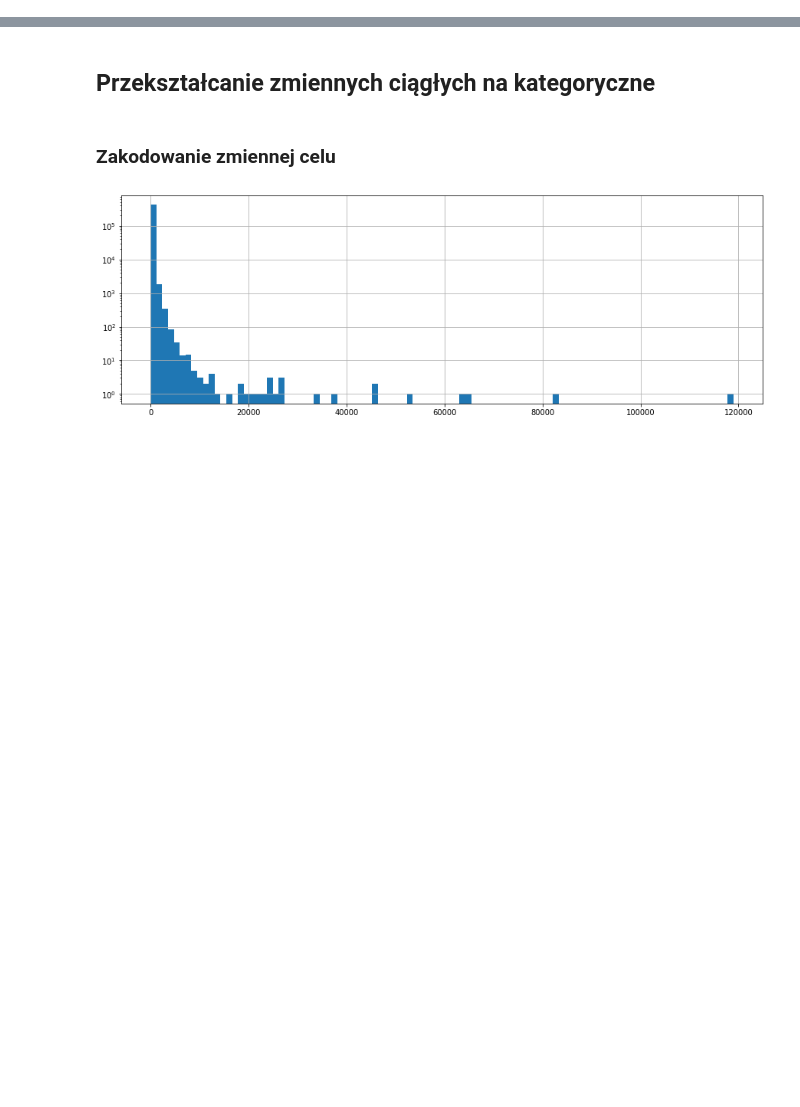
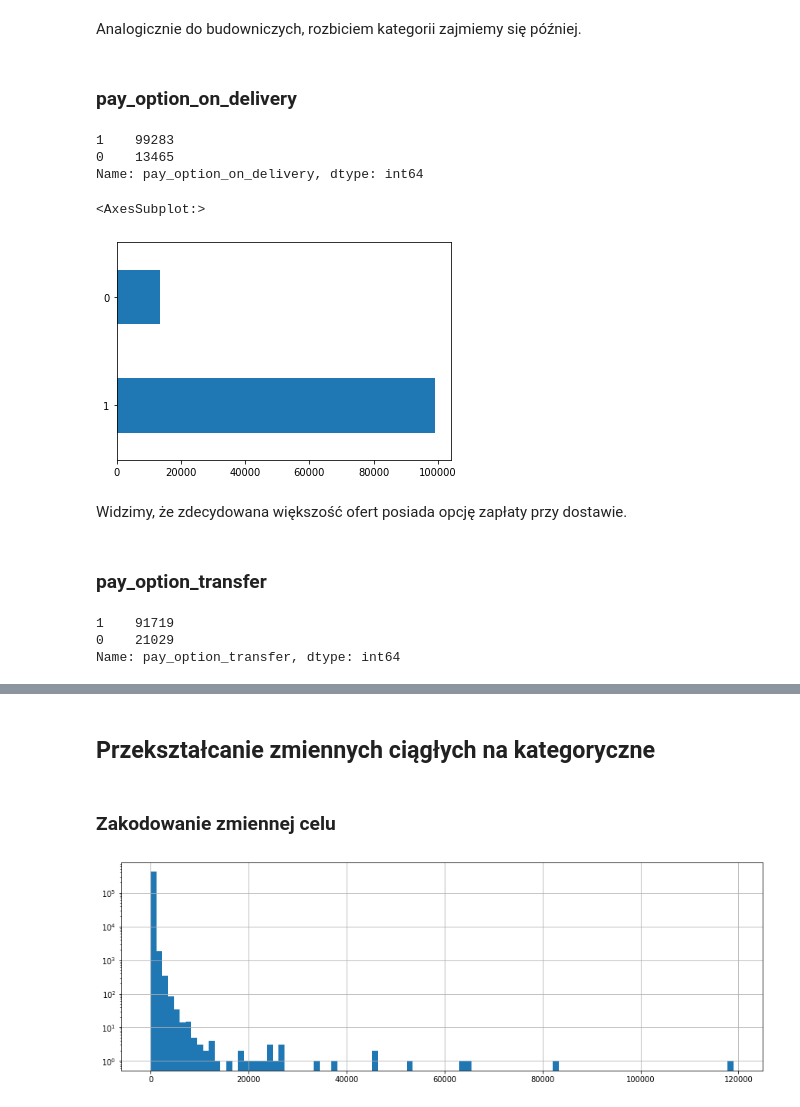
Before and after one commit to wi1lku/Introduction-to-machine-learning-, a Jupyter notebook: hw2/PD2_validation_2.ipynb, the cells around one changed output, grey strips where cells are left out. Cells and saved outputs as stored; diff of their text form; code cells hidden in the pictures; blank space fills up the shorter version.

```diff
--- a/hw2/PD2_validation_2.ipynb
+++ b/hw2/PD2_validation_2.ipynb
@@ -2,10 +9,13 @@
 import pandas as pd
 import numpy as np
 import sklearn
+from sklearn.datasets import load_boston
 import seaborn as sns
 import matplotlib.pyplot as plt
+import matplotlib
 import warnings
 warnings.filterwarnings('ignore')
-# np.random.seed(23)
+np.random.seed(23)
+
+# zbior danych
+allegro_df = pd.read_csv('.\\allegro-api-transactions.csv')
-# %%
-allegro_df = pd.read_csv("allegro-api-transactions.csv")
@@ -14,0 +31,2 @@ allegro_df_test = allegro_df.drop(allegro_df_build.index)
+# %%
+allegro_df_test.reset_index(drop = True, inplace = True)
@@ -14,0 +174,2 @@ allegro_df_test = allegro_df.drop(allegro_df_build.index)
+# %%
+allegro_df_test = allegro_df_test.loc[:, ~allegro_df_test.columns.isin(['date','lp'])].drop_duplicates()
@@ -14,0 +195,25 @@ allegro_df_test = allegro_df.drop(allegro_df_build.index)
+# %% [markdown]
+Analogicznie do budowniczych, rozbiciem kategorii zajmiemy się później.
+# %% [markdown]
+### pay_option_on_delivery
+# %%
+allegro_df_test["pay_option_on_delivery"].value_counts()
+# %% [output]
+1    99283
+0    13465
+Name: pay_option_on_delivery, dtype: int64
+# %%
+allegro_df_test["pay_option_on_delivery"].value_counts().plot(kind = "barh")
+# %% [output]
+<AxesSubplot:>
+[figure, added]
+# %% [markdown]
+Widzimy, że zdecydowana większość ofert posiada opcję zapłaty przy dostawie.
+# %% [markdown]
+### pay_option_transfer
+# %%
+allegro_df_test["pay_option_transfer"].value_counts()
+# %% [output]
+1    91719
+0    21029
+Name: pay_option_transfer, dtype: int64
```
Also changed, not shown: parts of 129 cells of this notebook.
